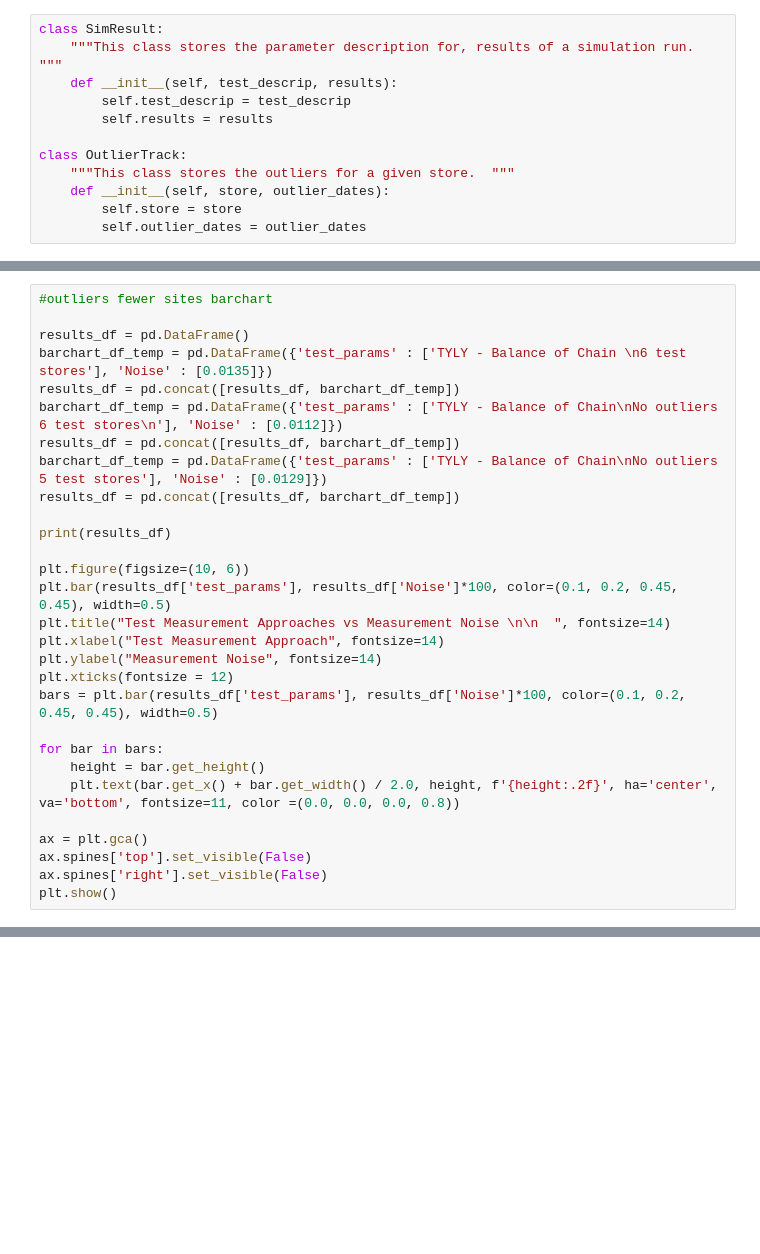
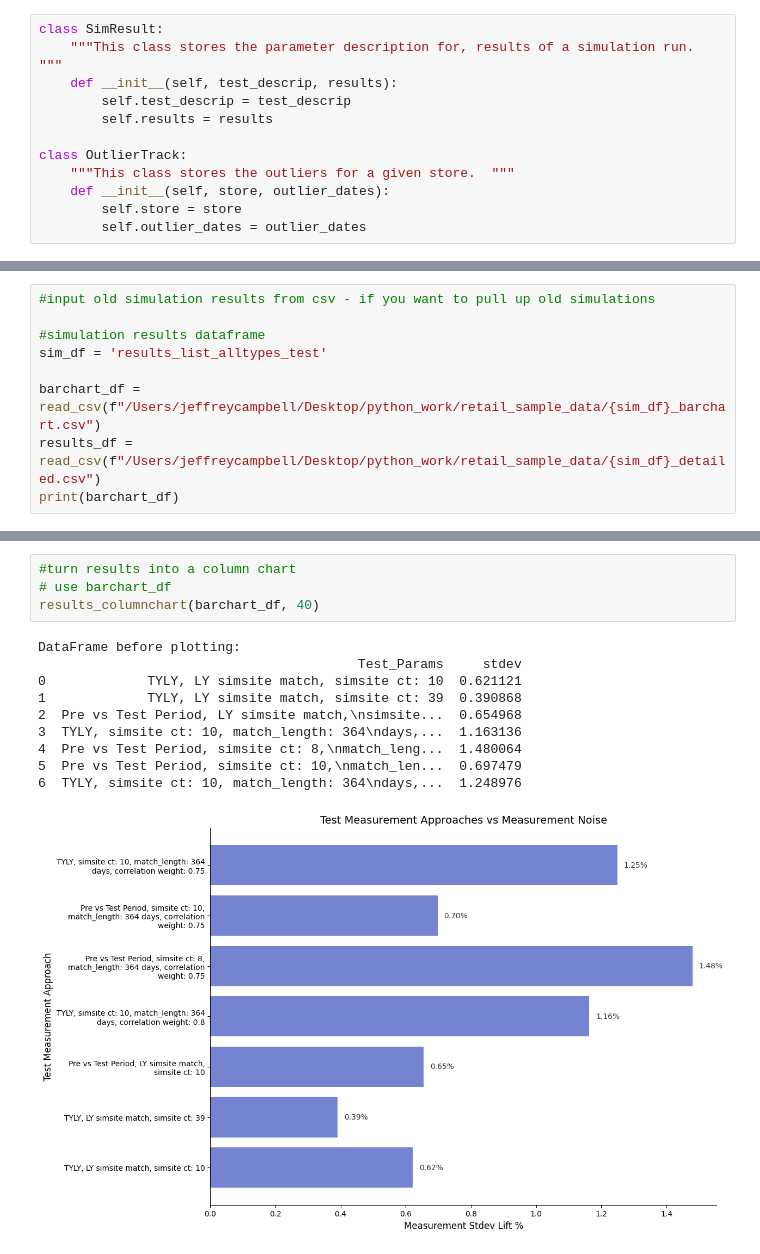
Before and after one commit to jcampbell542/Code-for-nulltest-projects, a Jupyter notebook: Test_Learn_afterloss.ipynb, the cells around one changed output, grey strips where cells are left out. Saved outputs shown, nothing was run; the diff lists cells and outputs as text; blank space fills up the shorter version.

```diff
--- a/Test_Learn_afterloss.ipynb
+++ b/Test_Learn_afterloss.ipynb
@@ -1354,29 +488,0 @@ bar chart showing comparison to 5 store tests with outliers removed
-# %%
-#outliers fewer sites barchart
-
-results_df = pd.DataFrame()
-barchart_df_temp = pd.DataFrame({'test_params' : ['TYLY - Balance of Chain \n6 test stores'], 'Noise' : [0.0135]})
-results_df = pd.concat([results_df, barchart_df_temp])
-barchart_df_temp = pd.DataFrame({'test_params' : ['TYLY - Balance of Chain\nNo outliers 6 test stores\n'], 'Noise' : [0.0112]})
-results_df = pd.concat([results_df, barchart_df_temp])
-barchart_df_temp = pd.DataFrame({'test_params' : ['TYLY - Balance of Chain\nNo outliers 5 test stores'], 'Noise' : [0.0129]})
-results_df = pd.concat([results_df, barchart_df_temp])
-
-print(results_df)
-
-plt.figure(figsize=(10, 6))
-plt.bar(results_df['test_params'], results_df['Noise']*100, color=(0.1, 0.2, 0.45, 0.45), width=0.5)
-plt.title("Test Measurement Approaches vs Measurement Noise \n\n  ", fontsize=14)
-plt.xlabel("Test Measurement Approach", fontsize=14)
-plt.ylabel("Measurement Noise", fontsize=14)
-plt.xticks(fontsize = 12)
-bars = plt.bar(results_df['test_params'], results_df['Noise']*100, color=(0.1, 0.2, 0.45, 0.45), width=0.5)
-
-for bar in bars:
-    height = bar.get_height()
-    plt.text(bar.get_x() + bar.get_width() / 2.0, height, f'{height:.2f}', ha='center', va='bottom', fontsize=11, color =(0.0, 0.0, 0.0, 0.8))
-
-ax = plt.gca()
-ax.spines['top'].set_visible(False)
-ax.spines['right'].set_visible(False)
-plt.show()
@@ -1388,0 +1007,9 @@ plt.show()
+# %%
+#input old simulation results from csv - if you want to pull up old simulations
+
+#simulation results dataframe
+sim_df = 'results_list_alltypes_test'
+
+barchart_df = read_csv(f"/Users/jeffreycampbell/Desktop/python_work/retail_sample_data/{sim_df}_barchart.csv")
+results_df = read_csv(f"/Users/jeffreycampbell/Desktop/python_work/retail_sample_data/{sim_df}_detailed.csv")
+print(barchart_df)
@@ -1388,0 +1130,15 @@ plt.show()
+# %%
+#turn results into a column chart
+# use barchart_df
+results_columnchart(barchart_df, 40)
+# %% [output]
+DataFrame before plotting:
+                                         Test_Params     stdev
+0             TYLY, LY simsite match, simsite ct: 10  0.621121
+1             TYLY, LY simsite match, simsite ct: 39  0.390868
+2  Pre vs Test Period, LY simsite match,\nsimsite...  0.654968
+3  TYLY, simsite ct: 10, match_length: 364\ndays,...  1.163136
+4  Pre vs Test Period, simsite ct: 8,\nmatch_leng...  1.480064
+5  Pre vs Test Period, simsite ct: 10,\nmatch_len...  0.697479
+6  TYLY, simsite ct: 10, match_length: 364\ndays,...  1.248976
+[figure, added]
```
Also changed, not shown: parts of 76 cells of this notebook.
